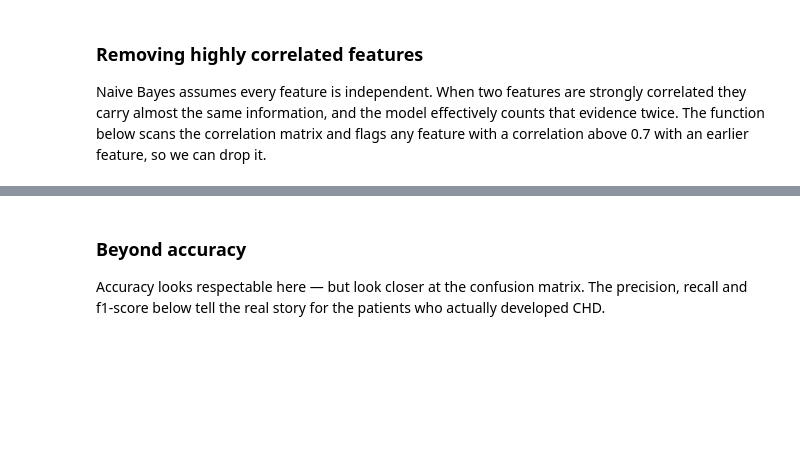
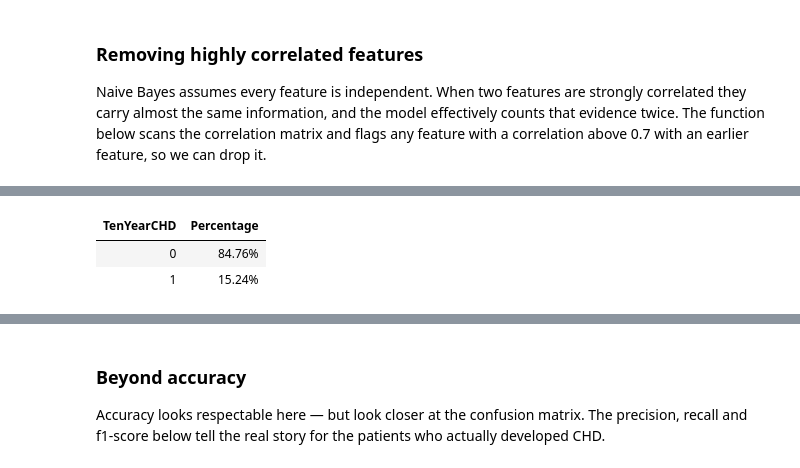
Before and after one commit to nirvana644/IATD-Machine-Learning-Algorithms, a Jupyter notebook: 3_b_NaiveBayes_FraminghamCHD.ipynb, the cells around one changed output, grey strips where cells are left out. Drawn from its saved outputs; the diff is of its cells as text; code cells hidden in the pictures; blank space fills up the shorter version.

```diff
--- a/3_b_NaiveBayes_FraminghamCHD.ipynb
+++ b/3_b_NaiveBayes_FraminghamCHD.ipynb
@@ -111,0 +336,21 @@ df.head()
+# %%
+percentages = (
+    df.iloc[:, -1]
+    .value_counts(normalize=True)
+    .sort_index()
+    .rename_axis('TenYearCHD')
+    .to_frame('Percentage')
+)
+
+display_table(
+    percentages.reset_index(),
+    formats={'Percentage': '{:.2%}'},
+    latex_formats={
+        'Percentage': lambda value: f'{value:.2%}'.replace('%', r'\%')
+    },
+    hide_index=True,
+)
+# %% [output]
+| TenYearCHD | Percentage |
+| 0 | 84.76% |
+| 1 | 15.24% |
```
Also changed, not shown: parts of 17 cells of this notebook, 1 other file.
